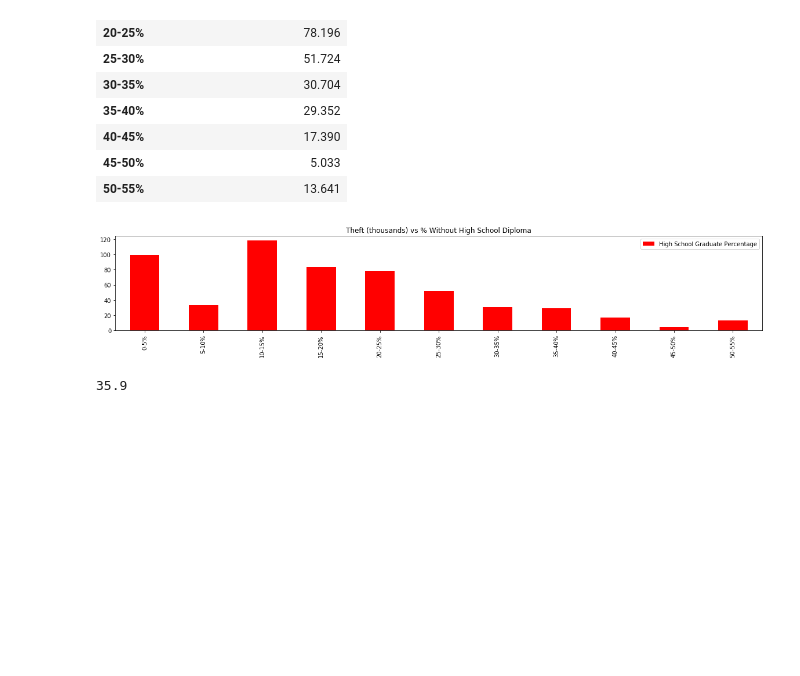
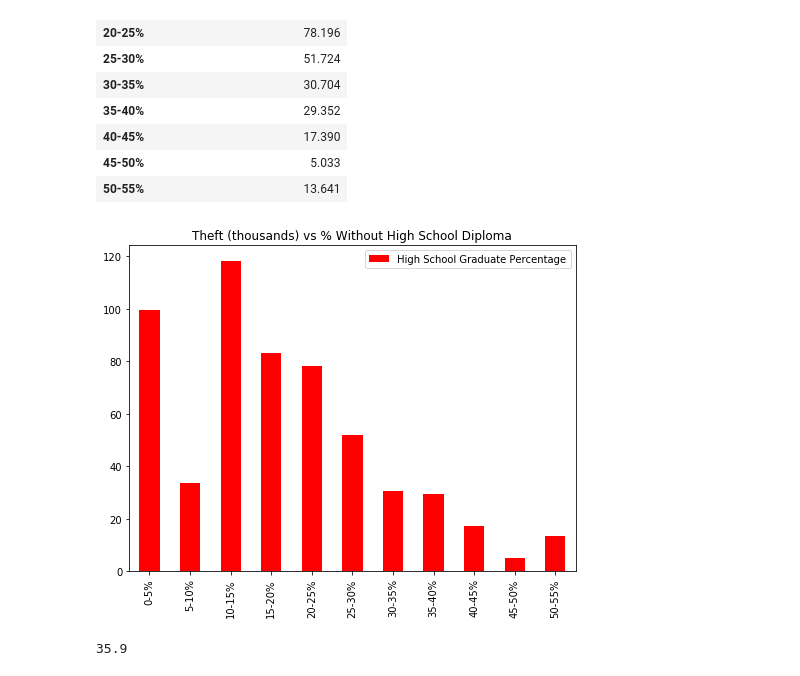
Before and after one commit to elmaddinkarimov/ChicagoCrimeDataAnalysis, a Jupyter notebook: Chicago-Crime-Data-Analysis.ipynb, the cells around one changed output. Saved outputs shown, nothing was run; the diff lists cells and outputs as text; code cells hidden in the pictures; blank space fills up the shorter version.

Commit message:
bar charts resized

```diff
--- a/Chicago-Crime-Data-Analysis.ipynb
+++ b/Chicago-Crime-Data-Analysis.ipynb
@@ -378,13 +378,15 @@ See the caveats in the documentation: http://pandas.pydata.org/pandas-docs/stabl
 # %%
 a1.plot(kind="bar", figsize=(20,3),color='r')
 
 # Set a title for the chart
+figure = plt.gcf()
+figure.set_size_inches(8, 6)
 plt.title("Theft (thousands) vs % Without High School Diploma")
 plt.savefig("output_data/Theft_Without_High_School_Diploma.png")
 
 plt.show()
 # %% [output]
-[figure, old version]
+[figure, new version]
 # %%
 theft["PERCENT AGED 16+ UNEMPLOYED"].max()
 # %% [output]
```
Also changed, not shown: parts of 5 cells of this notebook, 6 other files.
